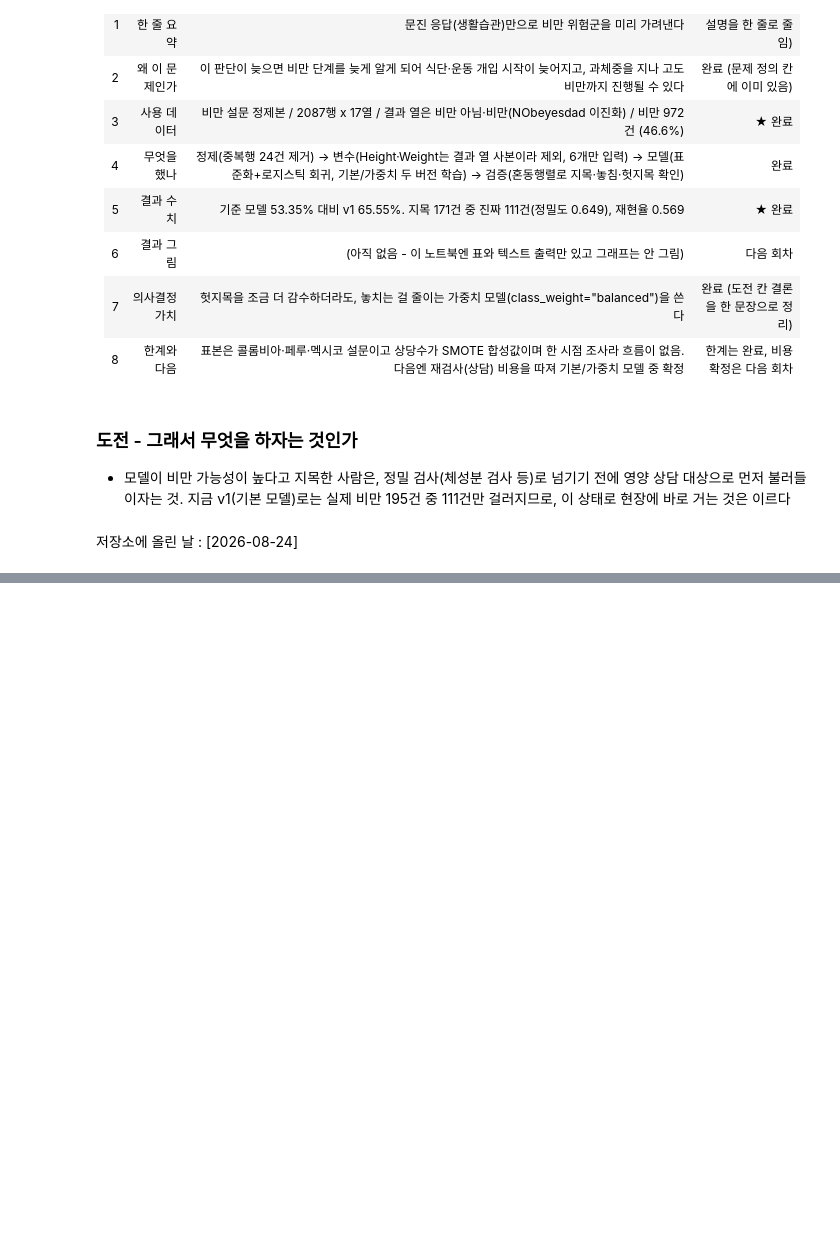
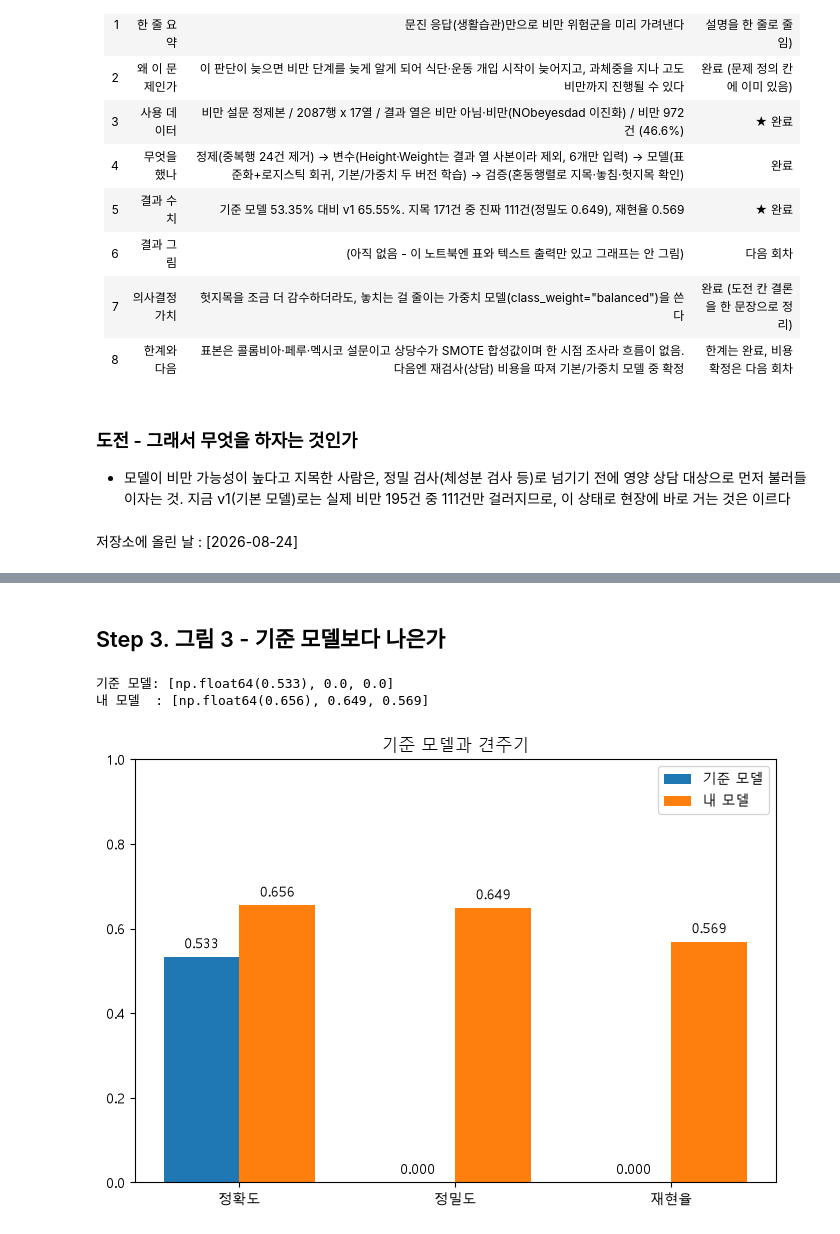
Before and after one commit to 13sx09-hub/defect-prediction, a Jupyter notebook: day06/project_v1/project_v1.ipynb, the cells around one changed output, grey strips where cells are left out. Drawn from its saved outputs; the diff is of its cells as text; code cells hidden in the pictures; blank space fills up the shorter version.

```diff
--- a/day06/project_v1/project_v1.ipynb
+++ b/day06/project_v1/project_v1.ipynb
@@ -379,0 +496,52 @@ print(f"가중치 모델 - 지목 건수: {지목건수_가중치}건 / 그중
+# %% [markdown]
+## Step 3. 그림 3 - 기준 모델보다 나은가
+# %%
+import numpy as np
+import matplotlib.pyplot as plt
+from sklearn.metrics import precision_score, recall_score
+
+# 한글 깨짐 방지 - 그래프를 그리기 전에 폰트부터 잡는다
+plt.rcParams["font.family"] = "Malgun Gothic"
+plt.rcParams["axes.unicode_minus"] = False
+
+# 기준 모델(전부 0)의 정밀도·재현율도 실제로 계산한다 (지목이 0건이라 정밀도는 0)
+기준예측 = np.zeros_like(시험정답)
+기준정밀도 = precision_score(시험정답, 기준예측, zero_division=0)
+기준재현율 = recall_score(시험정답, 기준예측, zero_division=0)
+
+지표 = ["정확도", "정밀도", "재현율"]
+기준값 = [기준정확도, 기준정밀도, 기준재현율]
+내값 = [내정확도, 정밀도, 재현율]
+
+print("기준 모델:", [round(v, 3) for v in 기준값])
+print("내 모델  :", [round(v, 3) for v in 내값])
+
+# ① 기준 모델 막대를 내 모델 막대 옆에 나란히 놓는다
+x = np.arange(len(지표))
+너비 = 0.35
+
+fig, ax = plt.subplots(figsize=(7, 5))
+막대1 = ax.bar(x - 너비/2, 기준값, 너비, label="기준 모델")
+막대2 = ax.bar(x + 너비/2, 내값, 너비, label="내 모델")
+
+# ④ 제목은 "기준 모델과 견주기"
+ax.set_title("기준 모델과 견주기")
+ax.set_xticks(x)
+ax.set_xticklabels(지표)
+ax.set_ylim(0, 1.0)
+ax.legend()
+
+# ③ 막대 위에 값을 적는다
+for 막대들 in [막대1, 막대2]:
+    for 막대 in 막대들:
+        높이 = 막대.get_height()
+        ax.text(막대.get_x() + 막대.get_width() / 2, 높이 + 0.02, f"{높이:.3f}", ha="center", fontsize=10)
+
+plt.tight_layout()
+# ⑤ results 폴더에 저장
+plt.savefig("results/fig3_compare.png", dpi=150)
+plt.show()
+# %% [output]
+기준 모델: [np.float64(0.533), 0.0, 0.0]
+내 모델  : [np.float64(0.656), 0.649, 0.569]
+[figure, added]
```
Also changed, not shown: parts of 11 cells of this notebook, 4 other files.
